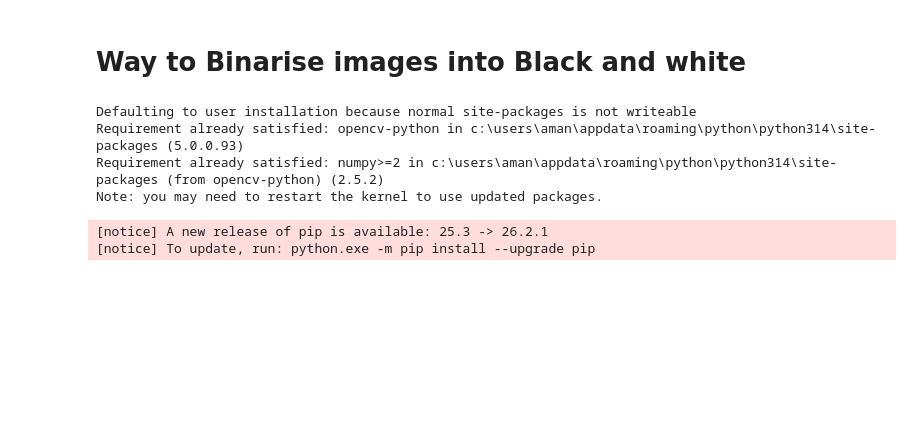
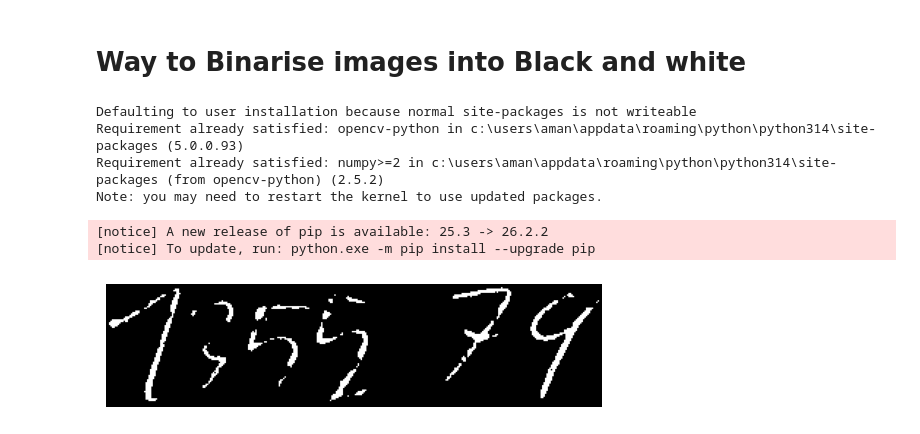
Before and after one commit to 106013868/COS30018_HNRS, a Jupyter notebook: notebooks/segmentation.ipynb, the cells around one changed output. Drawn from its saved outputs; the diff is of its cells as text; code cells hidden in the pictures; blank space fills up the shorter version.

```diff
--- a/notebooks/segmentation.ipynb
+++ b/notebooks/segmentation.ipynb
@@ -171,20 +165,23 @@ different numbers: ['135579', '136075', '25000', '359910', '4179248', '5841077',
 # Way to Binarise images into Black and white
 # %%
 # Source - https://stackoverflow.com/a/65928913
-# Posted by Alex Alex
-# Retrieved 2026-10-15, License - CC BY-SA 4.0
+
 %pip install opencv-python
 import cv2
 
-img = cv2.imread(cvl_files[0], cv2.IMREAD_GRAYSCALE)
-thresh = cv2.threshold(img, 100, 255, cv2.THRESH_BINARY)[1]
-cv2.imshow('binarizedImage',thresh)
-cv2.waitKey(0)
-cv2.destroyAllWindows()
+img = cv2.imread(cvl_files[10], cv2.IMREAD_GRAYSCALE)
+thresh = cv2.threshold(img, 100, 255, cv2.THRESH_BINARY_INV)[1]
+# cv2.imshow('binarizedImage',thresh)
+# cv2.waitKey(0)
+# cv2.destroyAllWindows()
+plt.imshow(thresh, cmap="gray")
+plt.axis("off")
+plt.show()
 # %% [output]
 Defaulting to user installation because normal site-packages is not writeable
 Requirement already satisfied: opencv-python in c:\users\aman\appdata\roaming\python\python314\site-packages (5.0.0.93)
 Requirement already satisfied: numpy>=2 in c:\users\aman\appdata\roaming\python\python314\site-packages (from opencv-python) (2.5.2)
 Note: you may need to restart the kernel to use updated packages.
-[notice] A new release of pip is available: 25.3 -> 26.2.1
+[notice] A new release of pip is available: 25.3 -> 26.2.2
 [notice] To update, run: python.exe -m pip install --upgrade pip
+[figure, added]
```
Also changed, not shown: parts of 4 cells of this notebook.
